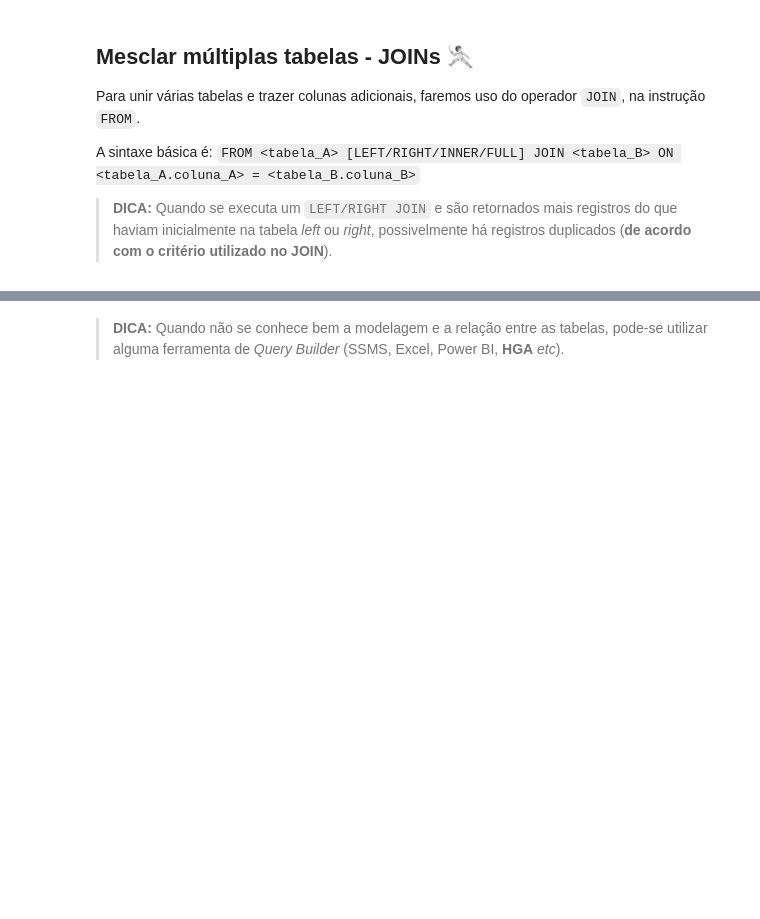
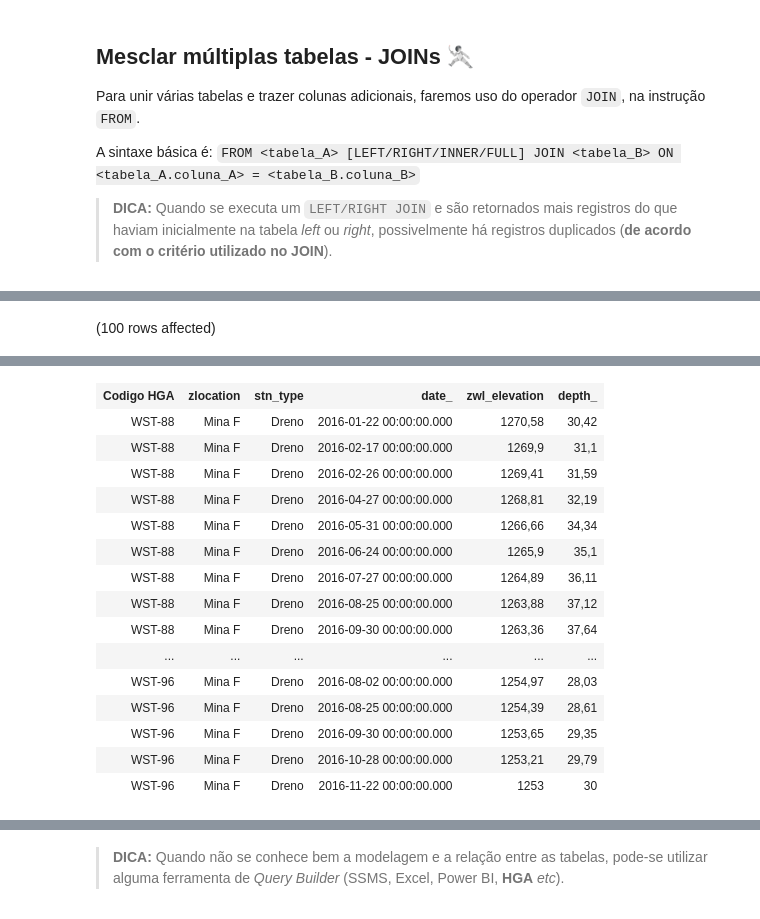
Before and after one commit to Waterservicestech/treinamento-sql-digital, a Jupyter notebook: notebooks/Aula02_Manipulacao.ipynb, the cells around one changed output, grey strips where cells are left out. Drawn from its saved outputs; the diff is of its cells as text; code cells hidden in the pictures; blank space fills up the shorter version.

```diff
--- a/notebooks/Aula02_Manipulacao.ipynb
+++ b/notebooks/Aula02_Manipulacao.ipynb
@@ -120,12 +211,14 @@ WHERE
 SELECT TOP 100
     -- *
     -- [zdata_source]
-    station.[Name]
-    ,station.[zlocation]
-    ,station.[stn_type]
-    ,gw_level.[date_]
-    ,gw_level.[zwl_elevation]
-    ,gw_level.[depth_]
-FROM gw_level
-    JOIN station    -- INNER
-        ON gw_level.Station = station.ID
+    s.[Name]              [Codigo HGA]
+    ,s.[zlocation]
+    ,s.[stn_type]
+    ,gw.[date_]
+    ,gw.[zwl_elevation]
+    ,gw.[depth_]
+FROM gw_level gw
+    INNER JOIN station s   -- INNER
+        ON gw.Station = s.ID
+# %% [output]
+(100 rows affected)
@@ -132,3 +226,19 @@ FROM gw_level
+| Codigo HGA | zlocation | stn_type | date_ | zwl_elevation | depth_ |
+| WST-88 | Mina F | Dreno | 2016-01-22 00:00:00.000 | 1270,58 | 30,42 |
+| WST-88 | Mina F | Dreno | 2016-02-17 00:00:00.000 | 1269,9 | 31,1 |
+| WST-88 | Mina F | Dreno | 2016-02-26 00:00:00.000 | 1269,41 | 31,59 |
+| WST-88 | Mina F | Dreno | 2016-04-27 00:00:00.000 | 1268,81 | 32,19 |
+| WST-88 | Mina F | Dreno | 2016-05-31 00:00:00.000 | 1266,66 | 34,34 |
+| WST-88 | Mina F | Dreno | 2016-06-24 00:00:00.000 | 1265,9 | 35,1 |
+| WST-88 | Mina F | Dreno | 2016-07-27 00:00:00.000 | 1264,89 | 36,11 |
+| WST-88 | Mina F | Dreno | 2016-08-25 00:00:00.000 | 1263,88 | 37,12 |
+| WST-88 | Mina F | Dreno | 2016-09-30 00:00:00.000 | 1263,36 | 37,64 |
+| ... | ... | ... | ... | ... | ... |
+| WST-96 | Mina F | Dreno | 2016-08-02 00:00:00.000 | 1254,97 | 28,03 |
+| WST-96 | Mina F | Dreno | 2016-08-25 00:00:00.000 | 1254,39 | 28,61 |
+| WST-96 | Mina F | Dreno | 2016-09-30 00:00:00.000 | 1253,65 | 29,35 |
+| WST-96 | Mina F | Dreno | 2016-10-28 00:00:00.000 | 1253,21 | 29,79 |
+| WST-96 | Mina F | Dreno | 2016-11-22 00:00:00.000 | 1253 | 30 |
 # %%
 SELECT
     s.[Name]                                AS [Codigo HGA]
```
Also changed, not shown: parts of 19 cells of this notebook, 12 other files.
